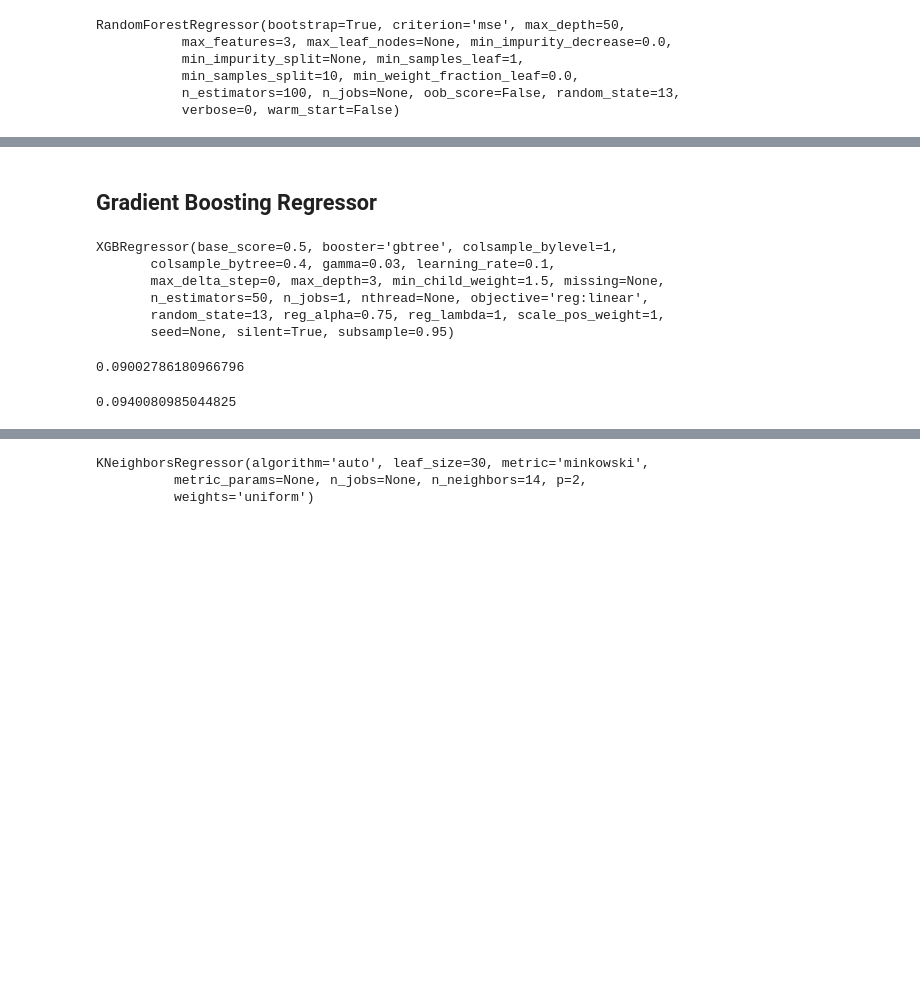
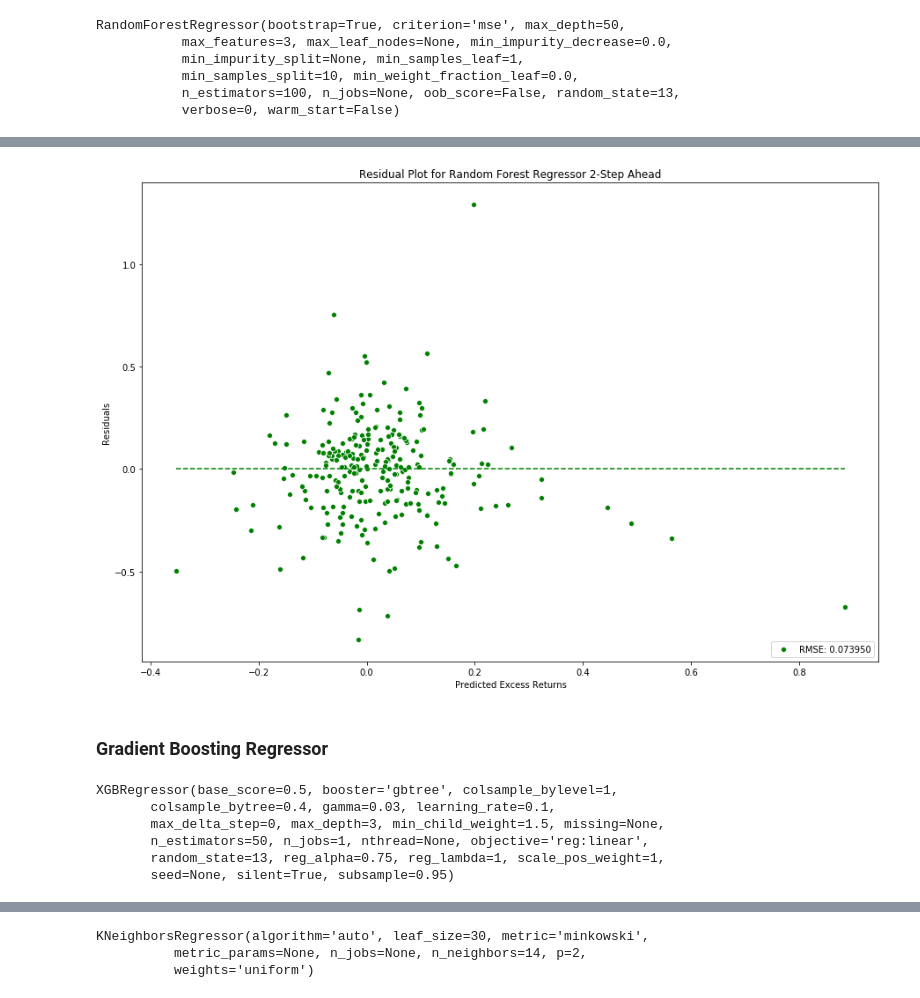
Before and after one commit to AbinavKumar/MLStockPortfolio, a Jupyter notebook: Data Analysis.ipynb, the cells around one changed output, grey strips where cells are left out. Saved outputs shown, nothing was run; the diff lists cells and outputs as text; code cells hidden in the pictures; blank space fills up the shorter version.

```diff
--- a/Data Analysis.ipynb
+++ b/Data Analysis.ipynb
@@ -296,5 +333,20 @@ MVA(rf_reg, y_train, X_test1, y_test1)
+# %%
+predictions = rf_reg.predict(X_test2)
+rmse = MVA(rf_reg, y_train, X_test2, y_test2)
+resids = y_test2 - predictions
+fig, ax = plt.subplots(1, figsize=(15, 10))
+sns.scatterplot(predictions, resids, color="g",
+                label='RMSE: %0.6f' % rmse)
+plt.title("Residual Plot for Random Forest Regressor 2-Step Ahead")
+plt.ylabel("Residuals")
+plt.xlabel("Predicted Excess Returns")
+plt.plot([min(predictions),max(predictions)],[0,0], linestyle="--", color = 'g')
+plt.legend(loc="lower right")
+plt.show()
+# %% [output]
+[figure, added]
 # %% [markdown]
-## Gradient Boosting Regressor
+### Gradient Boosting Regressor
 # %%
 from xgboost import XGBRegressor
 
@@ -311,11 +363,3 @@ XGBRegressor(base_score=0.5, booster='gbtree', colsample_bylevel=1,
        n_estimators=50, n_jobs=1, nthread=None, objective='reg:linear',
        random_state=13, reg_alpha=0.75, reg_lambda=1, scale_pos_weight=1,
        seed=None, silent=True, subsample=0.95)
-# %%
-MVA(xg_reg, y_train, X_test1, y_test1)
-# %% [output]
-0.09002786180966796
-# %%
-MVA(xg_reg, y_train, X_test2, y_test2)
-# %% [output]
-0.0940080985044825
```
Also changed, not shown: parts of 24 cells of this notebook, 3 other files.
